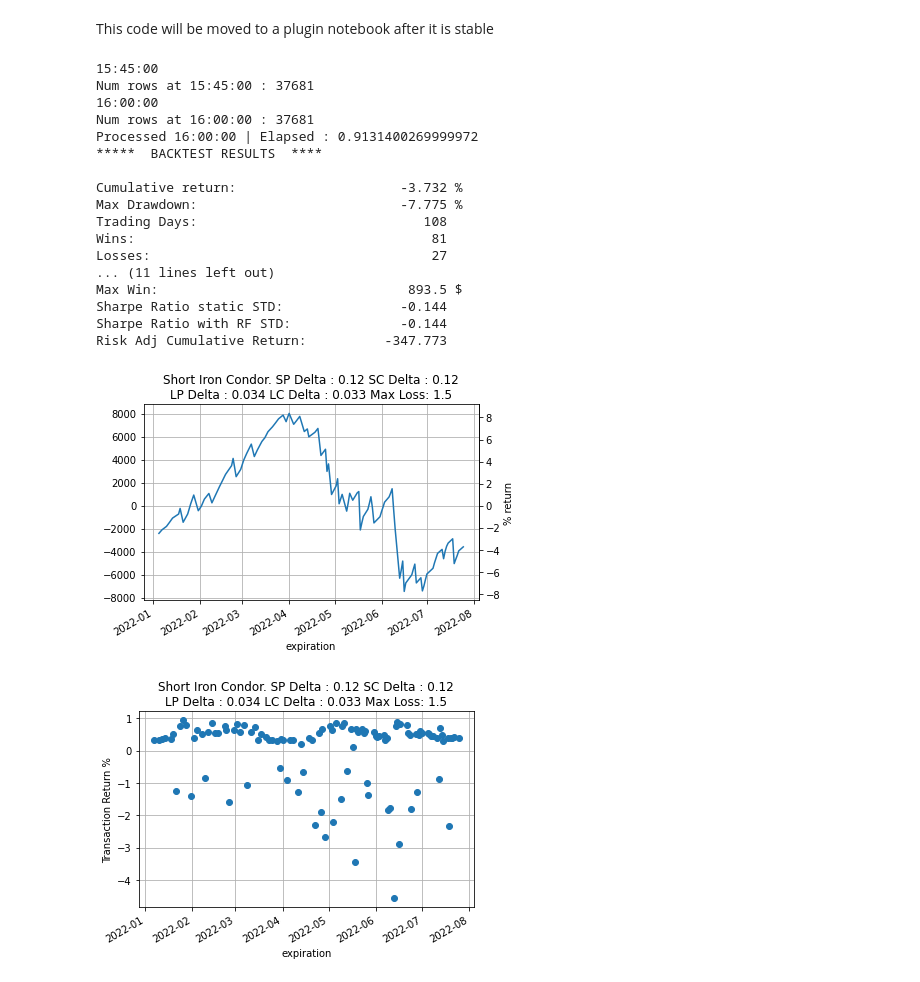
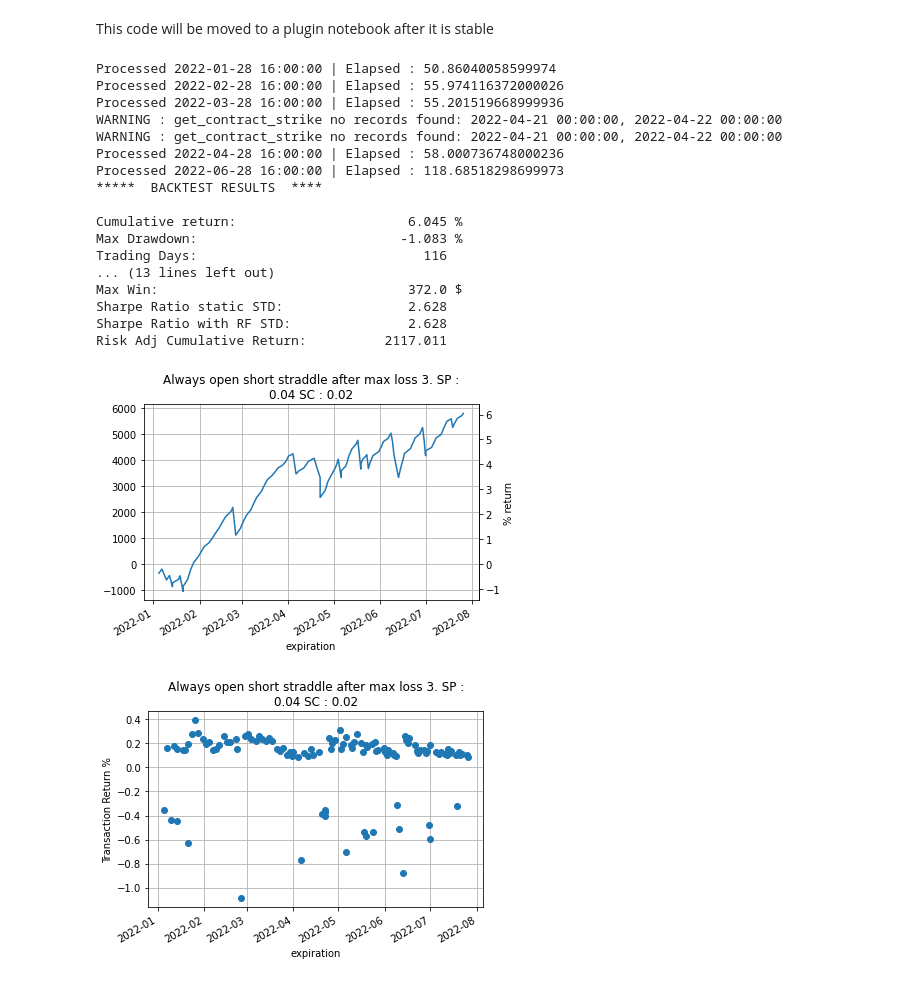
Before and after one commit to jcurtiswebb/SPXoptions-put-backtesting, a Jupyter notebook: spx-option-spread-backtester.ipynb, the cells around one changed output. Saved outputs shown, nothing was run; the diff lists cells and outputs as text; code cells hidden in the pictures.

```diff
--- a/spx-option-spread-backtester.ipynb
+++ b/spx-option-spread-backtester.ipynb
@@ -763,0 +552,20 @@ class MaxLossDynamicExitPolicy(AbstractDynamicExitPolicy):
+# %%
+class AlwaysOpenShortStraddleDynamicEntryDynamicMaxLossExitStrategy(DynamicEntryDynamicExitStrategy):
+    def __init__(self, commission, dte, delta_sp, delta_sc, df_ty, ipv, max_loss, debug = False):
+            self.entry_policy = AlwaysOpenShortStraddleDynamicEntryPolicy(commission, dte, delta_sp, delta_sc)
+            self.exit_policy = MaxLossDynamicExitPolicy(commission, None, max_loss)
+            self.df_ty = df_ty
+            self.initial_portfolio_value = ipv
+            self.commission = commission
+            self.debug = debug
+            self.summary = f"Always open short straddle after max loss {max_loss}. SP : {delta_sp} SC : {delta_sc}"
+            self.df_trades = pd.DataFrame(columns=['trade_date', 'expiration', 'trade_count',
+                                                   'delta_sc_target','delta_sp_target', 'strike_sc',
+                                                   'delta_sc', 'collected_sc', 'strike_sp','delta_sp',
+                                                   'collected_sp', 'collected', 'lost_c', 'lost_p'])
+
+    def __str__(self):
+        return self.summary
+
+    def __repr__(self):
+        return self.summary
@@ -764,25 +962,34 @@ class MaxLossDynamicExitPolicy(AbstractDynamicExitPolicy):
 # %%
-strat = StaticShortIronCondorDynamicMaxLossExitStrategy(commission,1,purchase_time,0.12,0.12, 0.034, 0.033, df_ty, initial_portfolio_value, None, 1.5, debug = True)
+strat2 = AlwaysOpenShortStraddleDynamicEntryDynamicMaxLossExitStrategy(commission,1,0.04, 0.02, df_ty, initial_portfolio_value, 3, debug = True)
+sharp = strat2.evaluate(df)
+
+# strat1 = StaticShortStraddleMaxLossExitStrategy(commission,1,purchase_time,0.08, 0.08, df_ty, initial_portfolio_value, 2, debug = True)
+# sharp = strat1.evaluate(df)
 # strat = StaticShortIronCondorHoldToExpStrategy(commission,1,purchase_time,0.09,0.09, 0.01, 0.01, df_ty, initial_portfolio_value, debug = True)
-# strat = StaticShortStraddleHoldToExpStrategy(commission,1,purchase_time,0.12,0.12, df_ty, initial_portfolio_value, debug = True)
-sharp = strat.evaluate(df)
+# strat = StaticShortStraddleHoldToExpStrategy(commission,1,purchase_time,0.08,0.08, df_ty, initial_portfolio_value, debug = True)
+# sharp = strat.evaluate(df)
+
+
+# entry_policy = ShortStraddleStaticEntryPolicy(commission, 1, purchase_time, 0.04,0.02)
+# df_trades = entry_policy.populateTrades(df)
+# df_trades
 # %% [output]
-15:45:00
-Num rows at 15:45:00 : 37681
-16:00:00
-Num rows at 16:00:00 : 37681
-Processed 16:00:00 | Elapsed : 0.9131400269999972
+Processed 2022-01-28 16:00:00 | Elapsed : 50.86040058599974
+Processed 2022-02-28 16:00:00 | Elapsed : 55.974116372000026
+Processed 2022-03-28 16:00:00 | Elapsed : 55.201519668999936
+WARNING : get_contract_strike no records found: 2022-04-21 00:00:00, 2022-04-22 00:00:00
+WARNING : get_contract_strike no records found: 2022-04-21 00:00:00, 2022-04-22 00:00:00
+Processed 2022-04-28 16:00:00 | Elapsed : 58.000736748000236
+Processed 2022-06-28 16:00:00 | Elapsed : 118.68518298699973
 *****  BACKTEST RESULTS  ****
 
-Cumulative return:                     -3.732 %
-Max Drawdown:                          -7.775 %
-Trading Days:                             108
-Wins:                                      81
-Losses:                                    27
-... (11 lines left out)
-Max Win:                                893.5 $
-Sharpe Ratio static STD:               -0.144
-Sharpe Ratio with RF STD:              -0.144
-Risk Adj Cumulative Return:          -347.773
+Cumulative return:                      6.045 %
+Max Drawdown:                          -1.083 %
+Trading Days:                             116
+... (13 lines left out)
+Max Win:                                372.0 $
+Sharpe Ratio static STD:                2.628
+Sharpe Ratio with RF STD:               2.628
+Risk Adj Cumulative Return:          2117.011
-[figure, old version]
+[figure, new version]
-[figure, old version]
+[figure, new version]
```
Also changed, not shown: parts of 16 cells of this notebook.
